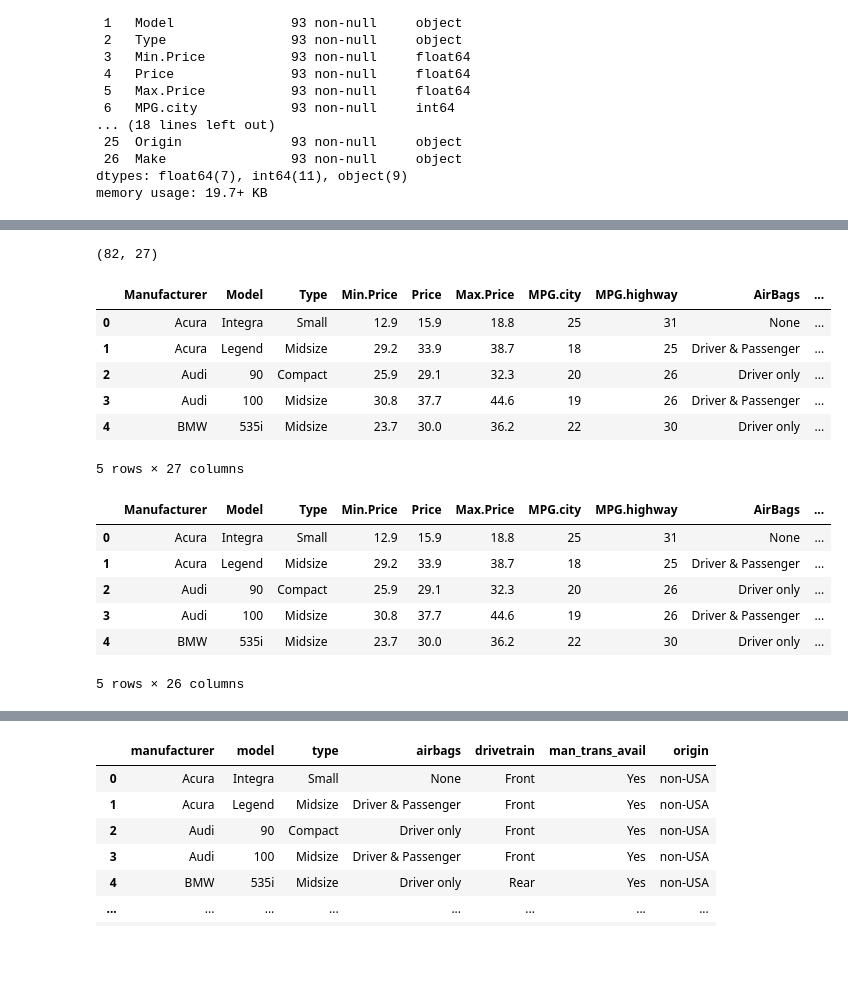
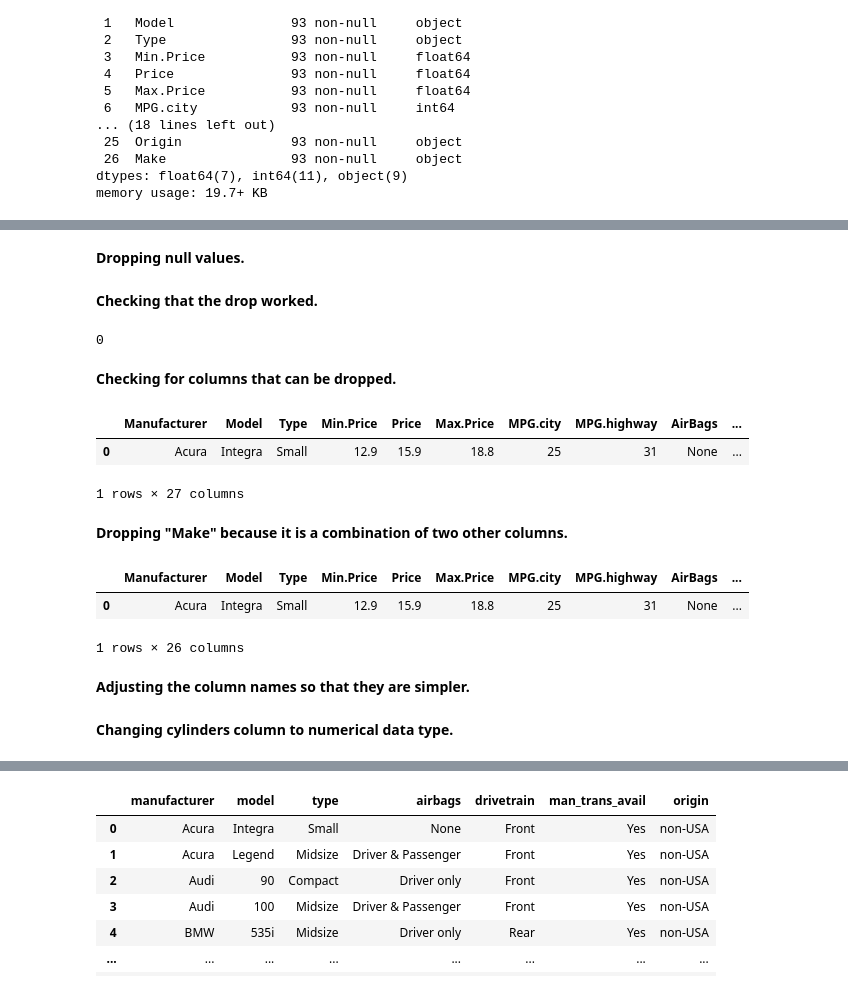
Before and after one commit to jedc4xer/machine_learning_exercises, a Jupyter notebook: multiple_linear_regression.ipynb, the cells around one changed output, grey strips where cells are left out. Cells and saved outputs as stored; diff of their text form; code cells hidden in the pictures; blank space fills up the shorter version.

```diff
--- a/multiple_linear_regression.ipynb
+++ b/multiple_linear_regression.ipynb
@@ -34,27 +39,27 @@ cars_df.shape
+# %% [markdown]
+**Dropping null values.**
 # %%
 cars_df.dropna(inplace = True)
+# %% [markdown]
+**Checking that the drop worked.**
 # %%
-cars_df.shape
+cars_df.isnull().sum().sum()
 # %% [output]
-(82, 27)
+0
+# %% [markdown]
+**Checking for columns that can be dropped.**
 # %%
-cars_df.head()
+cars_df.head(1)
 # %% [output]
 |  | Manufacturer | Model | Type | Min.Price | Price | Max.Price | MPG.city | MPG.highway | AirBags | ... |
 | 0 | Acura | Integra | Small | 12.9 | 15.9 | 18.8 | 25 | 31 | None | ... |
-| 1 | Acura | Legend | Midsize | 29.2 | 33.9 | 38.7 | 18 | 25 | Driver & Passenger | ... |
-| 2 | Audi | 90 | Compact | 25.9 | 29.1 | 32.3 | 20 | 26 | Driver only | ... |
-| 3 | Audi | 100 | Midsize | 30.8 | 37.7 | 44.6 | 19 | 26 | Driver & Passenger | ... |
-| 4 | BMW | 535i | Midsize | 23.7 | 30.0 | 36.2 | 22 | 30 | Driver only | ... |
-5 rows × 27 columns
+1 rows × 27 columns
+# %% [markdown]
+**Dropping "Make" because it is a combination of two other columns.**
 # %%
 cars_df.drop(columns = ['Make'], inplace = True)
-cars_df.head()
+cars_df.head(1)
 # %% [output]
 |  | Manufacturer | Model | Type | Min.Price | Price | Max.Price | MPG.city | MPG.highway | AirBags | ... |
 | 0 | Acura | Integra | Small | 12.9 | 15.9 | 18.8 | 25 | 31 | None | ... |
-| 1 | Acura | Legend | Midsize | 29.2 | 33.9 | 38.7 | 18 | 25 | Driver & Passenger | ... |
-| 2 | Audi | 90 | Compact | 25.9 | 29.1 | 32.3 | 20 | 26 | Driver only | ... |
-| 3 | Audi | 100 | Midsize | 30.8 | 37.7 | 44.6 | 19 | 26 | Driver & Passenger | ... |
-| 4 | BMW | 535i | Midsize | 23.7 | 30.0 | 36.2 | 22 | 30 | Driver only | ... |
-5 rows × 26 columns
+1 rows × 26 columns
@@ -63,0 +66,2 @@ cars_df['cylinders'] = cars_df['cylinders'].astype('int64')
+# %% [markdown]
+**Adjusting the column names so that they are simpler.**
@@ -63,0 +70,2 @@ cars_df['cylinders'] = cars_df['cylinders'].astype('int64')
+# %% [markdown]
+**Changing cylinders column to numerical data type.**
```
Also changed, not shown: parts of 27 cells of this notebook.
